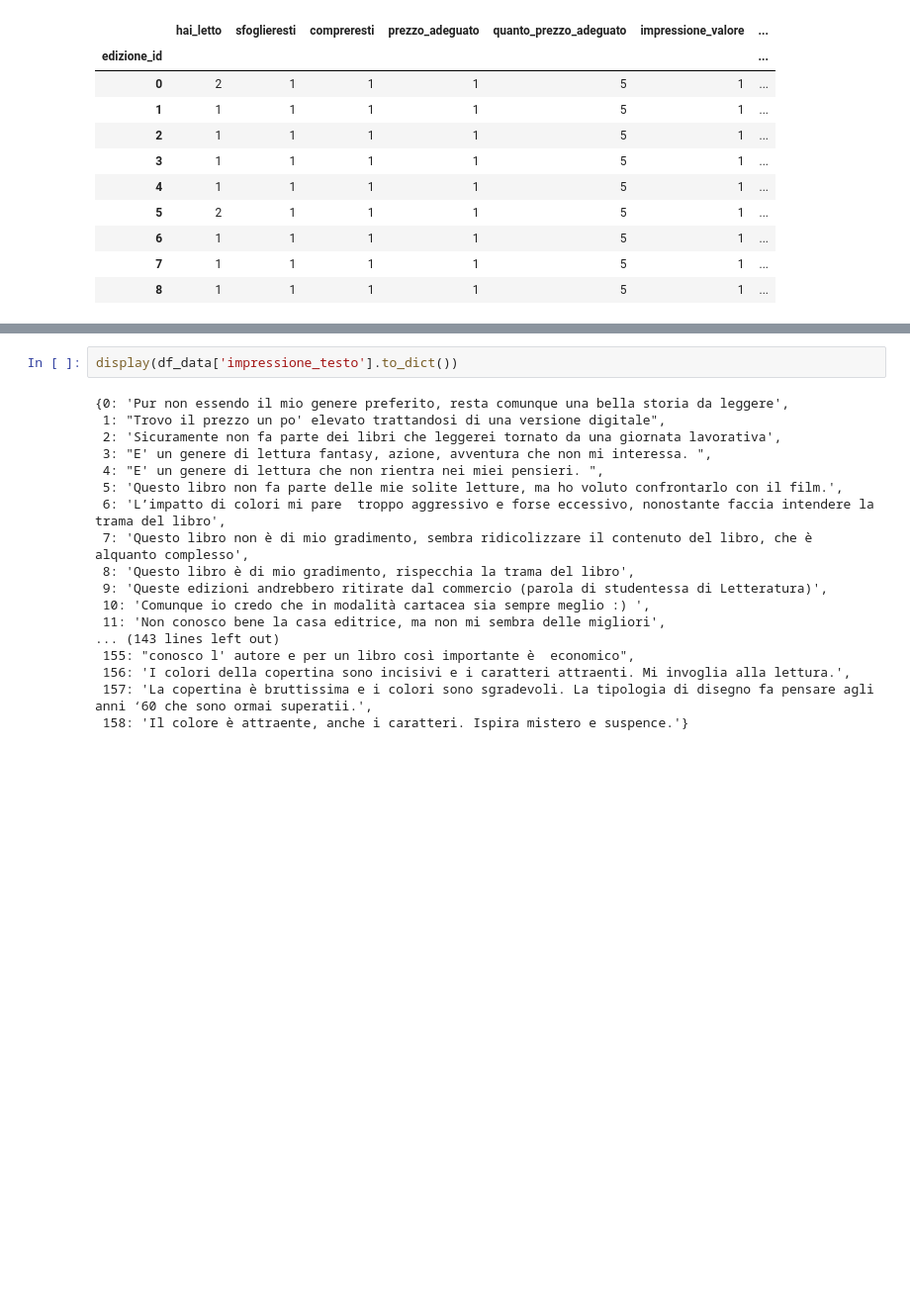
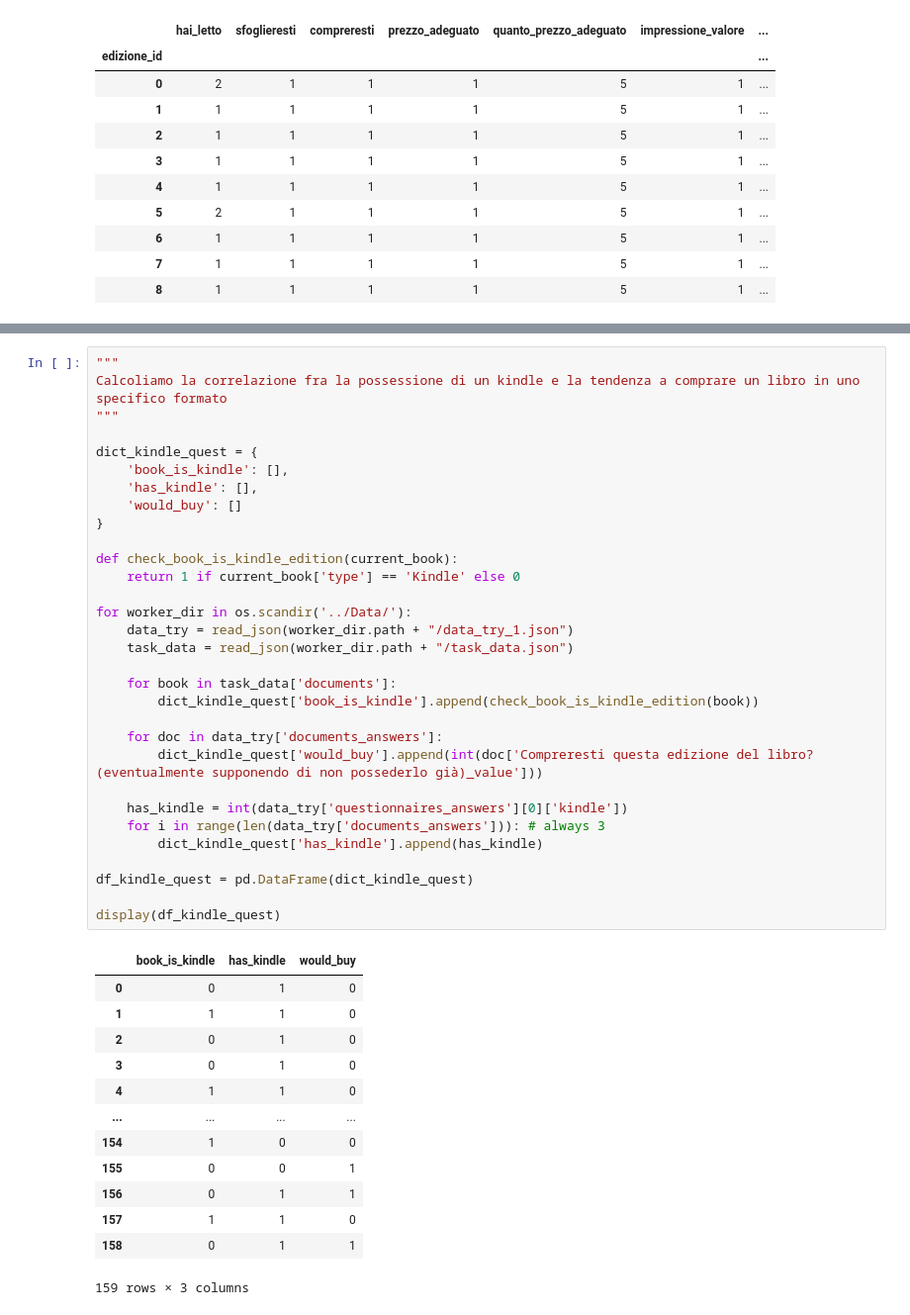
Before and after one commit to canta2899/crowdsourcing-experiment, a Jupyter notebook: pyAnalysis/analysis.ipynb, the cells around one changed output, grey strips where cells are left out. Shown at 99% size. Cells and saved outputs as stored; diff of their text form; blank space fills up the shorter version.

```diff
--- a/pyAnalysis/analysis.ipynb
+++ b/pyAnalysis/analysis.ipynb
@@ -556,23 +637,48 @@ MIN
 Minum length is 11
 
 "Trovo il prezzo un po' elevato trattandosi di una versione digitale"
-# %%
-display(df_data['impressione_testo'].to_dict())
-# %% [output]
-{0: 'Pur non essendo il mio genere preferito, resta comunque una bella storia da leggere',
- 1: "Trovo il prezzo un po' elevato trattandosi di una versione digitale",
- 2: 'Sicuramente non fa parte dei libri che leggerei tornato da una giornata lavorativa',
- 3: "E' un genere di lettura fantasy, azione, avventura che non mi interessa. ",
- 4: "E' un genere di lettura che non rientra nei miei pensieri. ",
- 5: 'Questo libro non fa parte delle mie solite letture, ma ho voluto confrontarlo con il film.',
- 6: 'L’impatto di colori mi pare  troppo aggressivo e forse eccessivo, nonostante faccia intendere la trama del libro',
- 7: 'Questo libro non è di mio gradimento, sembra ridicolizzare il contenuto del libro, che è alquanto complesso',
- 8: 'Questo libro è di mio gradimento, rispecchia la trama del libro',
- 9: 'Queste edizioni andrebbero ritirate dal commercio (parola di studentessa di Letteratura)',
- 10: 'Comunque io credo che in modalità cartacea sia sempre meglio :) ',
- 11: 'Non conosco bene la casa editrice, ma non mi sembra delle migliori',
-... (143 lines left out)
- 155: "conosco l' autore e per un libro così importante è  economico",
- 156: 'I colori della copertina sono incisivi e i caratteri attraenti. Mi invoglia alla lettura.',
- 157: 'La copertina è bruttissima e i colori sono sgradevoli. La tipologia di disegno fa pensare agli anni ‘60 che sono ormai superatii.',
- 158: 'Il colore è attraente, anche i caratteri. Ispira mistero e suspence.'}
+# %%
+"""
+Calcoliamo la correlazione fra la possessione di un kindle e la tendenza a comprare un libro in uno specifico formato
+"""
+
+dict_kindle_quest = {
+    'book_is_kindle': [],
+    'has_kindle': [],
+    'would_buy': []
+}
+
+def check_book_is_kindle_edition(current_book):
+    return 1 if current_book['type'] == 'Kindle' else 0
+
+for worker_dir in os.scandir('../Data/'):
+    data_try = read_json(worker_dir.path + "/data_try_1.json")
+    task_data = read_json(worker_dir.path + "/task_data.json")
+
+    for book in task_data['documents']:
+        dict_kindle_quest['book_is_kindle'].append(check_book_is_kindle_edition(book))
+
+    for doc in data_try['documents_answers']:
+        dict_kindle_quest['would_buy'].append(int(doc['Compreresti questa edizione del libro? (eventualmente supponendo di non possederlo già)_value']))
+
+    has_kindle = int(data_try['questionnaires_answers'][0]['kindle'])
+    for i in range(len(data_try['documents_answers'])): # always 3
+        dict_kindle_quest['has_kindle'].append(has_kindle)
+
+df_kindle_quest = pd.DataFrame(dict_kindle_quest)
+
+display(df_kindle_quest)
+# %% [output]
+|  | book_is_kindle | has_kindle | would_buy |
+| 0 | 0 | 1 | 0 |
+| 1 | 1 | 1 | 0 |
+| 2 | 0 | 1 | 0 |
+| 3 | 0 | 1 | 0 |
+| 4 | 1 | 1 | 0 |
+| ... | ... | ... | ... |
+| 154 | 1 | 0 | 0 |
+| 155 | 0 | 0 | 1 |
+| 156 | 0 | 1 | 1 |
+| 157 | 1 | 1 | 0 |
+| 158 | 0 | 1 | 1 |
+159 rows × 3 columns
```
Also changed, not shown: parts of 7 cells of this notebook, 3 other files.
